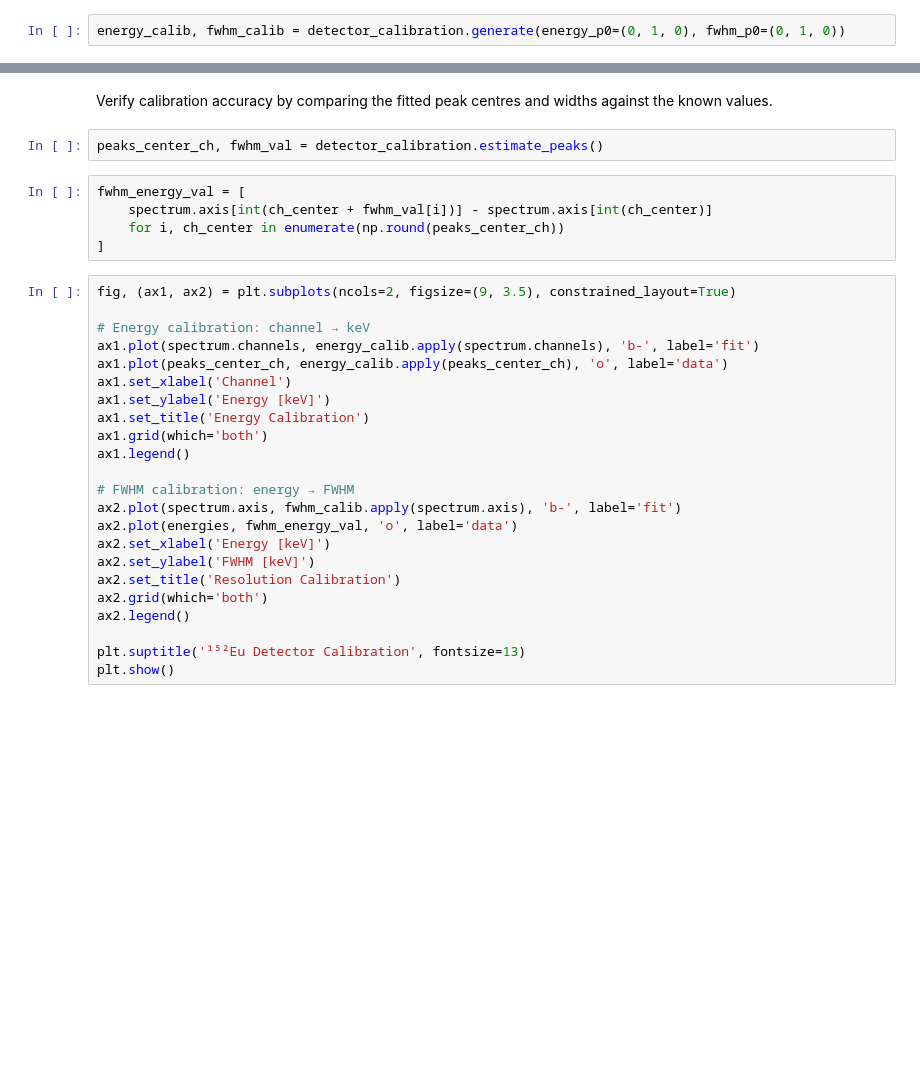
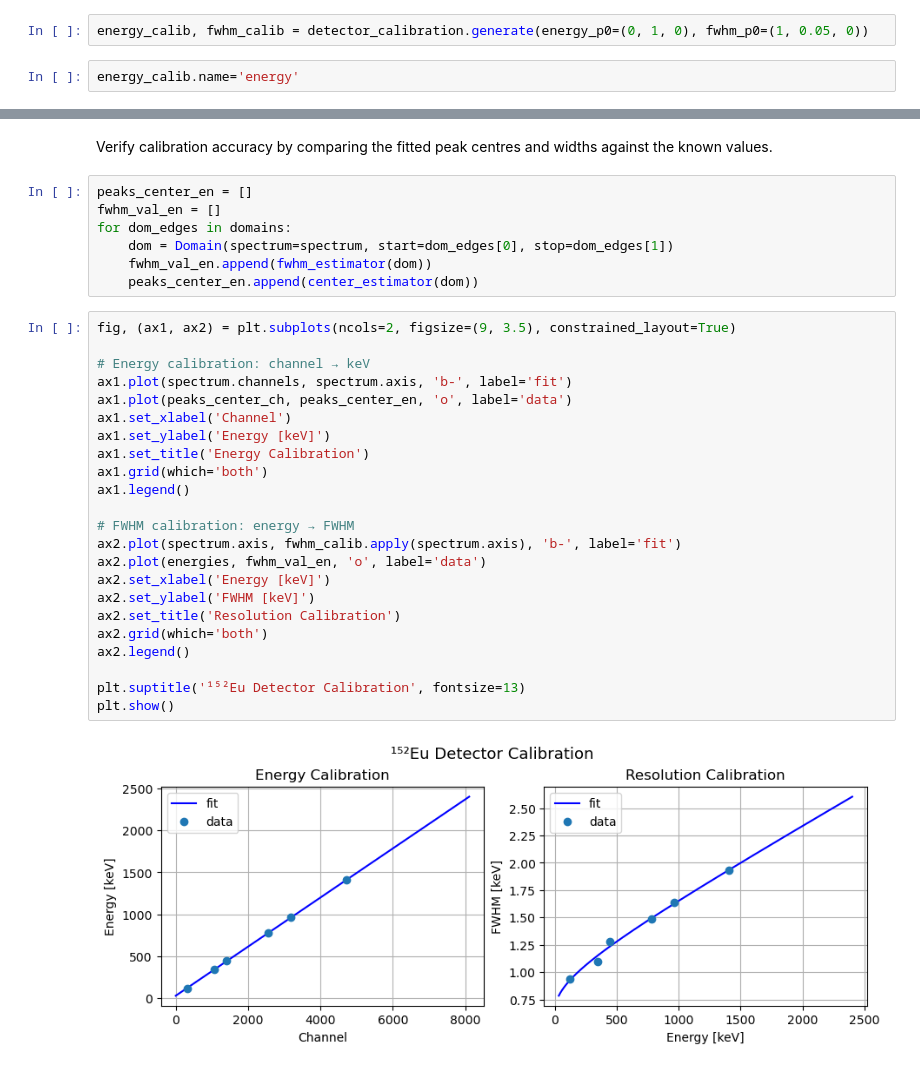
Before and after one commit to achiyaAmrusi/scispectrum, a Jupyter notebook: examples/Core/calibration.ipynb, the cells around one changed output, grey strips where cells are left out. Saved outputs shown, nothing was run; the diff lists cells and outputs as text; blank space fills up the shorter version.

```diff
--- a/examples/Core/calibration.ipynb
+++ b/examples/Core/calibration.ipynb
@@ -97,5 +95,7 @@ detector_calibration = DetectorCalibration(
 # %%
-energy_calib, fwhm_calib = detector_calibration.generate(energy_p0=(0, 1, 0), fwhm_p0=(0, 1, 0))
+energy_calib, fwhm_calib = detector_calibration.generate(energy_p0=(0, 1, 0), fwhm_p0=(1, 0.05, 0))
+# %%
+energy_calib.name='energy'
 # %%
 spectrum.set_axis_calibration(energy_calib)
 spectrum.set_resolution_calibration(fwhm_calib)
@@ -110,32 +112,34 @@ plt.show()
 # %% [markdown]
 Verify calibration accuracy by comparing the fitted peak centres and widths against the known values.
-# %%
-peaks_center_ch, fwhm_val = detector_calibration.estimate_peaks()
-# %%
-fwhm_energy_val = [
-    spectrum.axis[int(ch_center + fwhm_val[i])] - spectrum.axis[int(ch_center)]
-    for i, ch_center in enumerate(np.round(peaks_center_ch))
-]
+# %%
+peaks_center_en = []
+fwhm_val_en = []
+for dom_edges in domains:
+    dom = Domain(spectrum=spectrum, start=dom_edges[0], stop=dom_edges[1])
+    fwhm_val_en.append(fwhm_estimator(dom))
+    peaks_center_en.append(center_estimator(dom))
 # %%
 fig, (ax1, ax2) = plt.subplots(ncols=2, figsize=(9, 3.5), constrained_layout=True)
 
 # Energy calibration: channel → keV
-ax1.plot(spectrum.channels, energy_calib.apply(spectrum.channels), 'b-', label='fit')
-ax1.plot(peaks_center_ch, energy_calib.apply(peaks_center_ch), 'o', label='data')
+ax1.plot(spectrum.channels, spectrum.axis, 'b-', label='fit')
+ax1.plot(peaks_center_ch, peaks_center_en, 'o', label='data')
 ax1.set_xlabel('Channel')
 ax1.set_ylabel('Energy [keV]')
 ax1.set_title('Energy Calibration')
 ax1.grid(which='both')
 ax1.legend()
 
 # FWHM calibration: energy → FWHM
 ax2.plot(spectrum.axis, fwhm_calib.apply(spectrum.axis), 'b-', label='fit')
-ax2.plot(energies, fwhm_energy_val, 'o', label='data')
+ax2.plot(energies, fwhm_val_en, 'o', label='data')
 ax2.set_xlabel('Energy [keV]')
 ax2.set_ylabel('FWHM [keV]')
 ax2.set_title('Resolution Calibration')
 ax2.grid(which='both')
 ax2.legend()
 
 plt.suptitle('¹⁵²Eu Detector Calibration', fontsize=13)
 plt.show()
+# %% [output]
+[figure, added]
```
Also changed, not shown: parts of 7 cells of this notebook, 2 other files.
